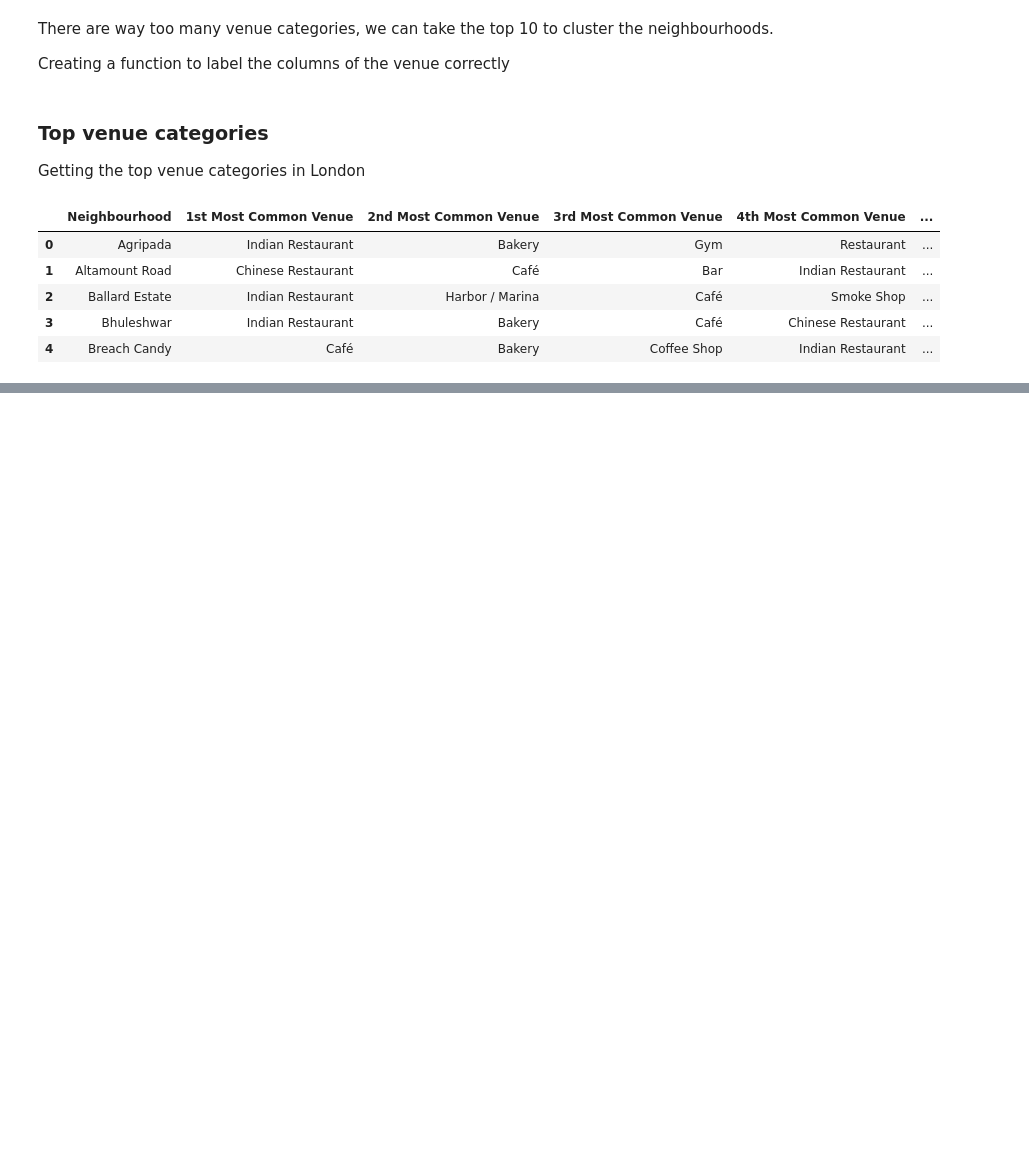
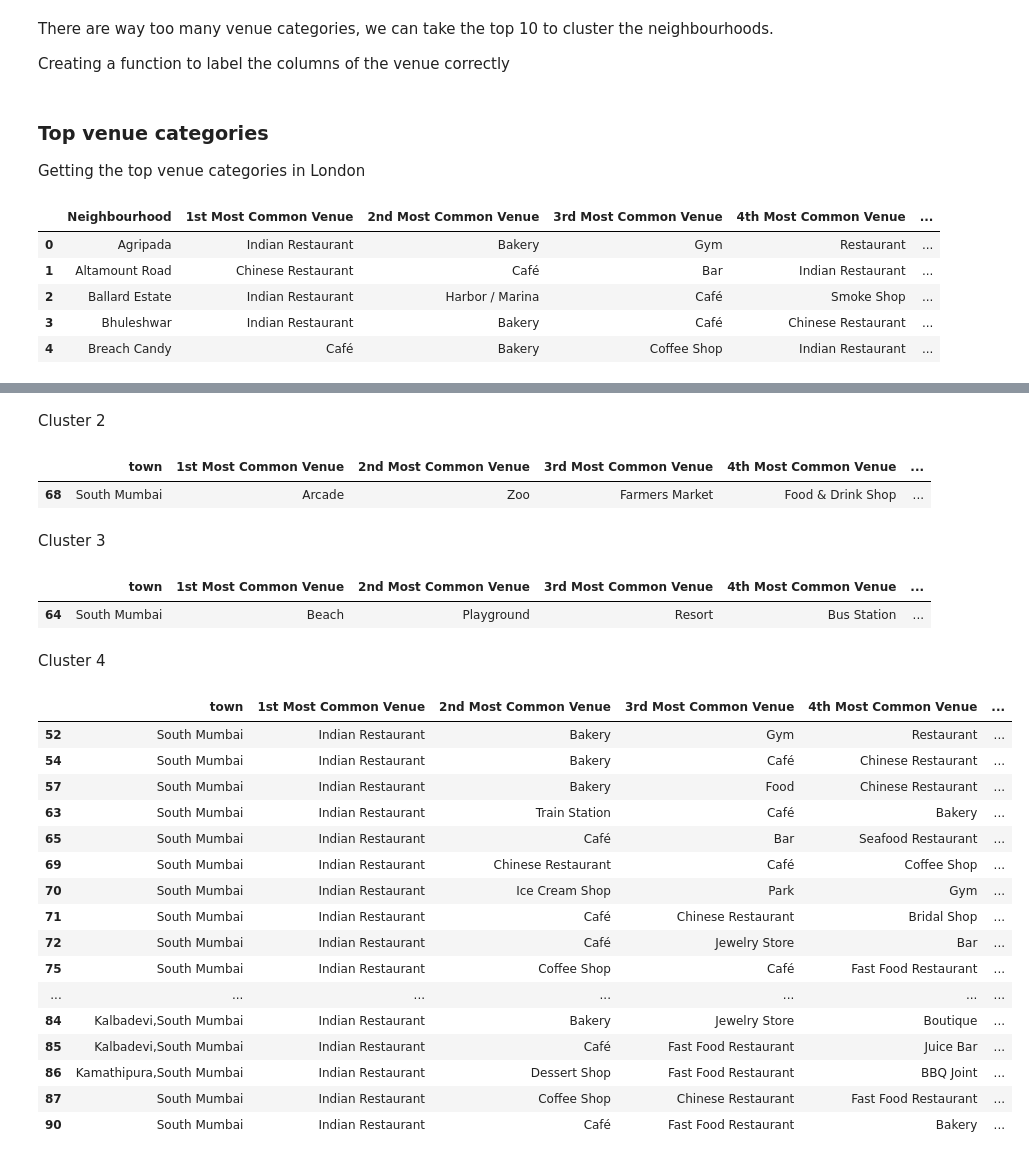
Before and after one commit to amanattar/A-Tale-of-Two-Cities, a Jupyter notebook: Tale_of_Two_Cities_Data_Science_Project.ipynb, the cells around one changed output, grey strips where cells are left out. Drawn from its saved outputs; the diff is of its cells as text; code cells hidden in the pictures; blank space fills up the shorter version.

```diff
--- a/Tale_of_Two_Cities_Data_Science_Project.ipynb
+++ b/Tale_of_Two_Cities_Data_Science_Project.ipynb
@@ -548,0 +651,36 @@ neighborhoods_venues_sorted_mumbai.head()
+# %% [markdown]
+Cluster 2
+# %%
+mumbai_data_nonan.loc[mumbai_data_nonan['Cluster Labels'] == 2, mumbai_data_nonan.columns[[1] + list(range(5, mumbai_data_nonan.shape[1]))]]
+# %% [output]
+|  | town | 1st Most Common Venue | 2nd Most Common Venue | 3rd Most Common Venue | 4th Most Common Venue | ... |
+| 68 | South Mumbai | Arcade | Zoo | Farmers Market | Food & Drink Shop | ... |
+# %% [markdown]
+Cluster 3
+# %%
+mumbai_data_nonan.loc[mumbai_data_nonan['Cluster Labels'] == 3, mumbai_data_nonan.columns[[1] + list(range(5, mumbai_data_nonan.shape[1]))]]
+# %% [output]
+|  | town | 1st Most Common Venue | 2nd Most Common Venue | 3rd Most Common Venue | 4th Most Common Venue | ... |
+| 64 | South Mumbai | Beach | Playground | Resort | Bus Station | ... |
+# %% [markdown]
+Cluster 4
+# %%
+mumbai_data_nonan.loc[mumbai_data_nonan['Cluster Labels'] == 4, mumbai_data_nonan.columns[[1] + list(range(5, mumbai_data_nonan.shape[1]))]]
+# %% [output]
+|  | town | 1st Most Common Venue | 2nd Most Common Venue | 3rd Most Common Venue | 4th Most Common Venue | ... |
+| 52 | South Mumbai | Indian Restaurant | Bakery | Gym | Restaurant | ... |
+| 54 | South Mumbai | Indian Restaurant | Bakery | Café | Chinese Restaurant | ... |
+| 57 | South Mumbai | Indian Restaurant | Bakery | Food | Chinese Restaurant | ... |
+| 63 | South Mumbai | Indian Restaurant | Train Station | Café | Bakery | ... |
+| 65 | South Mumbai | Indian Restaurant | Café | Bar | Seafood Restaurant | ... |
+| 69 | South Mumbai | Indian Restaurant | Chinese Restaurant | Café | Coffee Shop | ... |
+| 70 | South Mumbai | Indian Restaurant | Ice Cream Shop | Park | Gym | ... |
+| 71 | South Mumbai | Indian Restaurant | Café | Chinese Restaurant | Bridal Shop | ... |
+| 72 | South Mumbai | Indian Restaurant | Café | Jewelry Store | Bar | ... |
+| 75 | South Mumbai | Indian Restaurant | Coffee Shop | Café | Fast Food Restaurant | ... |
+| ... | ... | ... | ... | ... | ... | ... |
+| 84 | Kalbadevi,South Mumbai | Indian Restaurant | Bakery | Jewelry Store | Boutique | ... |
+| 85 | Kalbadevi,South Mumbai | Indian Restaurant | Café | Fast Food Restaurant | Juice Bar | ... |
+| 86 | Kamathipura,South Mumbai | Indian Restaurant | Dessert Shop | Fast Food Restaurant | BBQ Joint | ... |
+| 87 | South Mumbai | Indian Restaurant | Coffee Shop | Chinese Restaurant | Fast Food Restaurant | ... |
+| 90 | South Mumbai | Indian Restaurant | Café | Fast Food Restaurant | Bakery | ... |
```
Also changed, not shown: parts of 18 cells of this notebook.
